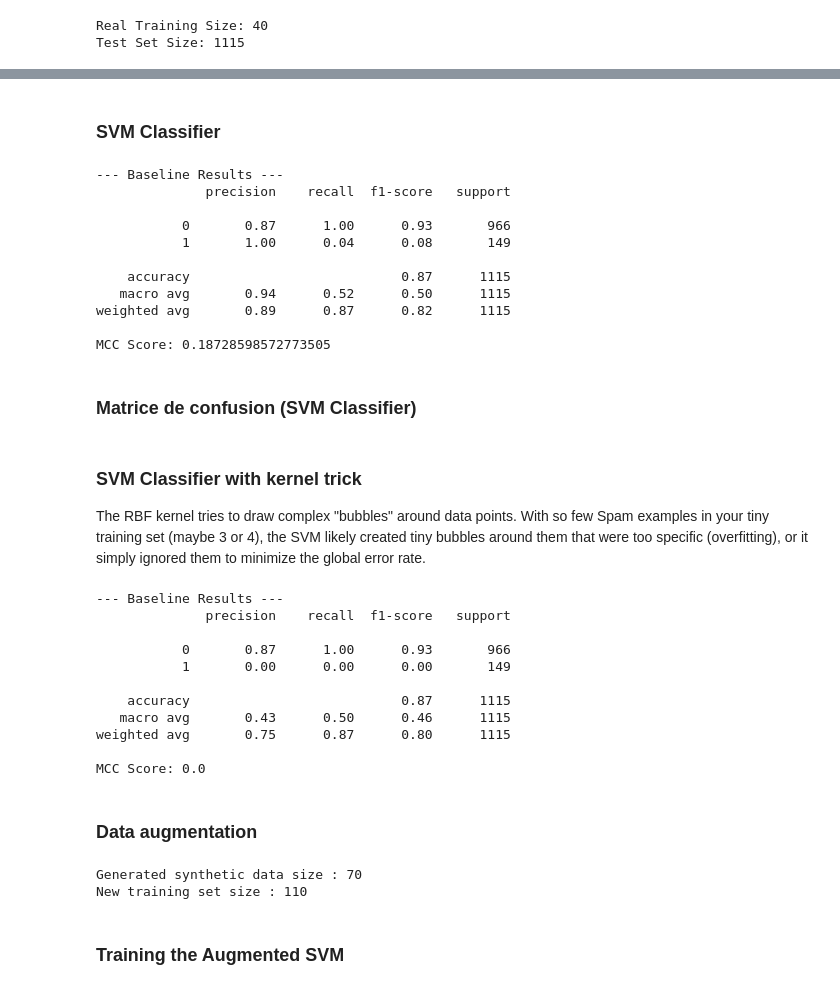
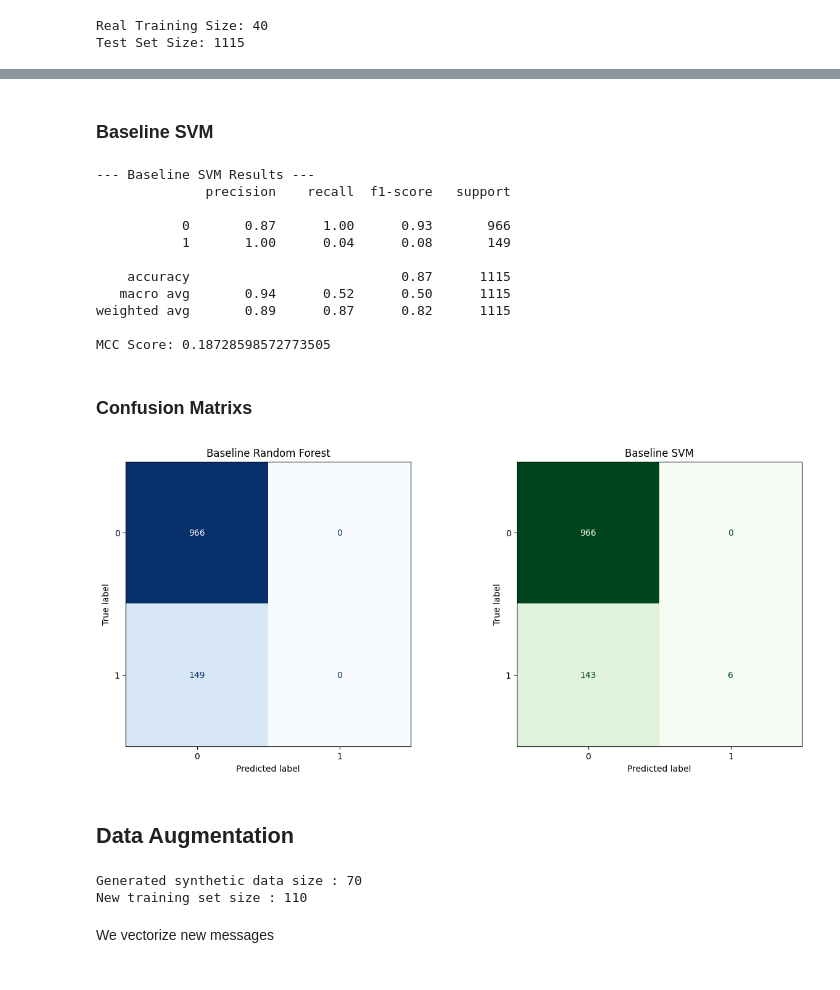
Before and after one commit to titoulef/UniGe-LLM-Project-Using-LLMs-for-data-augmentation-in-text-classification-tasks-, a Jupyter notebook: main.ipynb, the cells around one changed output, grey strips where cells are left out. Saved outputs shown, nothing was run; the diff lists cells and outputs as text; code cells hidden in the pictures.

```diff
--- a/main.ipynb
+++ b/main.ipynb
@@ -120,0 +136,10 @@ plt.savefig("charts/resultat_reduced_data.png")
+# %%
+# train
+rfc = RandomForestClassifier(n_estimators=100, random_state=42)
+rfc.fit(X_train_real_vec, y_train_real)
+y_pred_rfc = rfc.predict(X_test_vec)
+
+# metriques
+print("--- Baseline Random Forest Results ---")
+print(classification_report(y_test, y_pred_rfc))
+print(f"MCC Score: {matthews_corrcoef(y_test, y_pred_rfc)}")
@@ -121,19 +158,16 @@ plt.savefig("charts/resultat_reduced_data.png")
 # %% [markdown]
-### SVM Classifier
+### Baseline SVM
 # %%
-# Train Classifier (SVM is robust for small data)
-clf = SVC(kernel='linear')
-clf.fit(X_train_real_vec, y_train_real)
+svm = SVC(kernel='linear')
+svm.fit(X_train_real_vec, y_train_real)
+y_pred_svm = svm.predict(X_test_vec)
 
-# Evaluate
-y_pred = clf.predict(X_test_vec)
-
-# Metrics: Use F1-score or MCC because classes are unbalanced!
-print("--- Baseline Results ---")
-print(classification_report(y_test, y_pred))
-print(f"MCC Score: {matthews_corrcoef(y_test, y_pred)}")
+# metriques
+print("--- Baseline SVM Results ---")
+print(classification_report(y_test, y_pred_svm))
+print(f"MCC Score: {matthews_corrcoef(y_test, y_pred_svm)}")
 # %% [output]
---- Baseline Results ---
+--- Baseline SVM Results ---
               precision    recall  f1-score   support
 
            0       0.87      1.00      0.93       966
@@ -144,5 +178,3 @@ print(f"MCC Score: {matthews_corrcoef(y_test, y_pred)}")
 weighted avg       0.89      0.87      0.82      1115
 
 MCC Score: 0.18728598572773505
-# %% [markdown]
-### Matrice de confusion (SVM Classifier)
@@ -154,32 +181,16 @@ cm_display.figure_.savefig("charts/confusion_matrix_reduced_data.png")
-# %% [markdown]
-### SVM Classifier with kernel trick
-The RBF kernel tries to draw complex "bubbles" around data points. With so few Spam examples in your tiny training set (maybe 3 or 4), the SVM likely created tiny bubbles around them that were too specific (overfitting), or it simply ignored them to minimize the global error rate.
-# %%
-# Train Classifier (SVM is robust for small data)
-clf_rbf = SVC(kernel='rbf', C=1000, gamma='scale')
-clf_rbf.fit(X_train_real_vec, y_train_real)
-
-# Evaluate
-y_pred_rbf = clf_rbf.predict(X_test_vec)
-
-# Metrics: Use F1-score or MCC because classes are unbalanced!
-print("--- Baseline Results ---")
-print(classification_report(y_test, y_pred_rbf))
-print(f"MCC Score: {matthews_corrcoef(y_test, y_pred_rbf)}")
-# %% [output]
---- Baseline Results ---
-              precision    recall  f1-score   support
-
-           0       0.87      1.00      0.93       966
-           1       0.00      0.00      0.00       149
-
-    accuracy                           0.87      1115
-   macro avg       0.43      0.50      0.46      1115
-weighted avg       0.75      0.87      0.80      1115
-
-MCC Score: 0.0
+# %% [markdown]
+### Confusion Matrixs
+# %%
+fig, ax = plt.subplots(1, 2, figsize=(15, 6))
+ConfusionMatrixDisplay.from_predictions(y_test, y_pred_rfc, ax=ax[0], cmap='Blues', colorbar=False)
+ax[0].set_title("Baseline Random Forest")
+ConfusionMatrixDisplay.from_predictions(y_test, y_pred_svm, ax=ax[1], cmap='Greens', colorbar=False)
+ax[1].set_title("Baseline SVM")
+plt.show()
+# %% [output]
+[figure, added]
 # %% [markdown]
-### Data augmentation
+## Data Augmentation
 # %%
 # Example spam messages for data augmentation generate with Gemini
 synthetic_spams = [
@@ -274,6 +285,6 @@ print(f"New training set size : {len(X_train_aug)}")
 # %% [output]
 Generated synthetic data size : 70
 New training set size : 110
-# %% [markdown]
-### Training the Augmented SVM
+# %% [markdown]
+We vectorize new messages
 # %%
```
Also changed, not shown: parts of 26 cells of this notebook, 7 other files.
